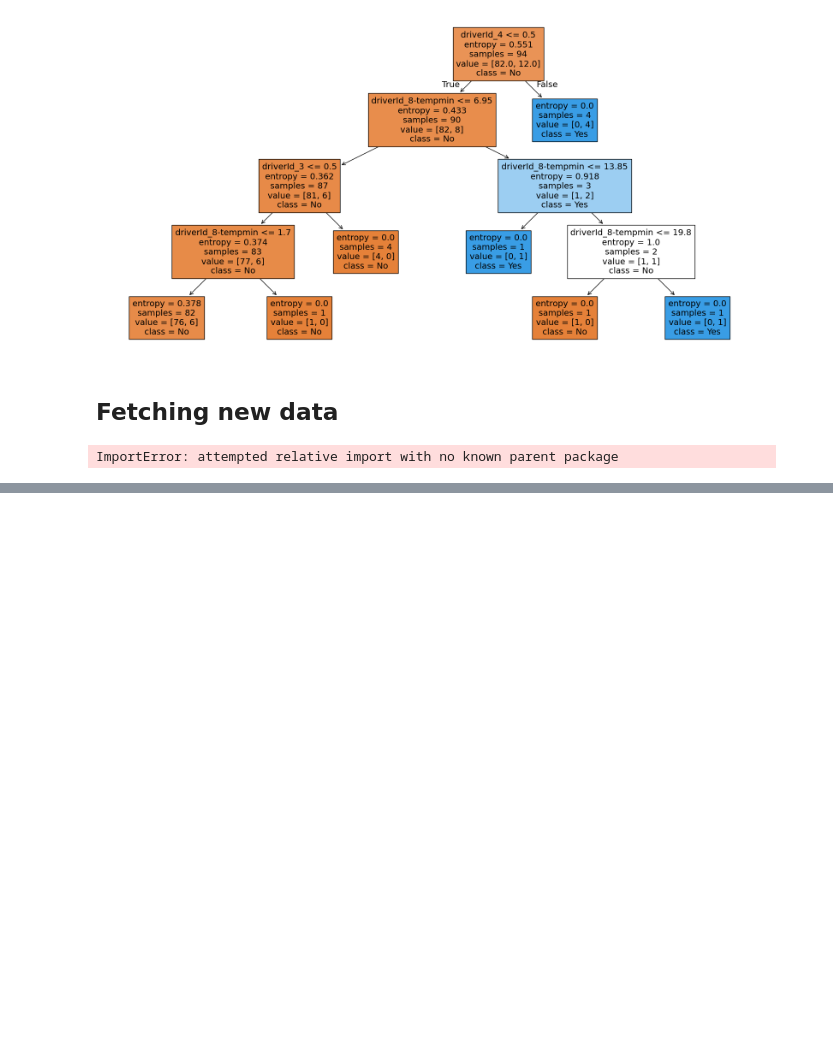
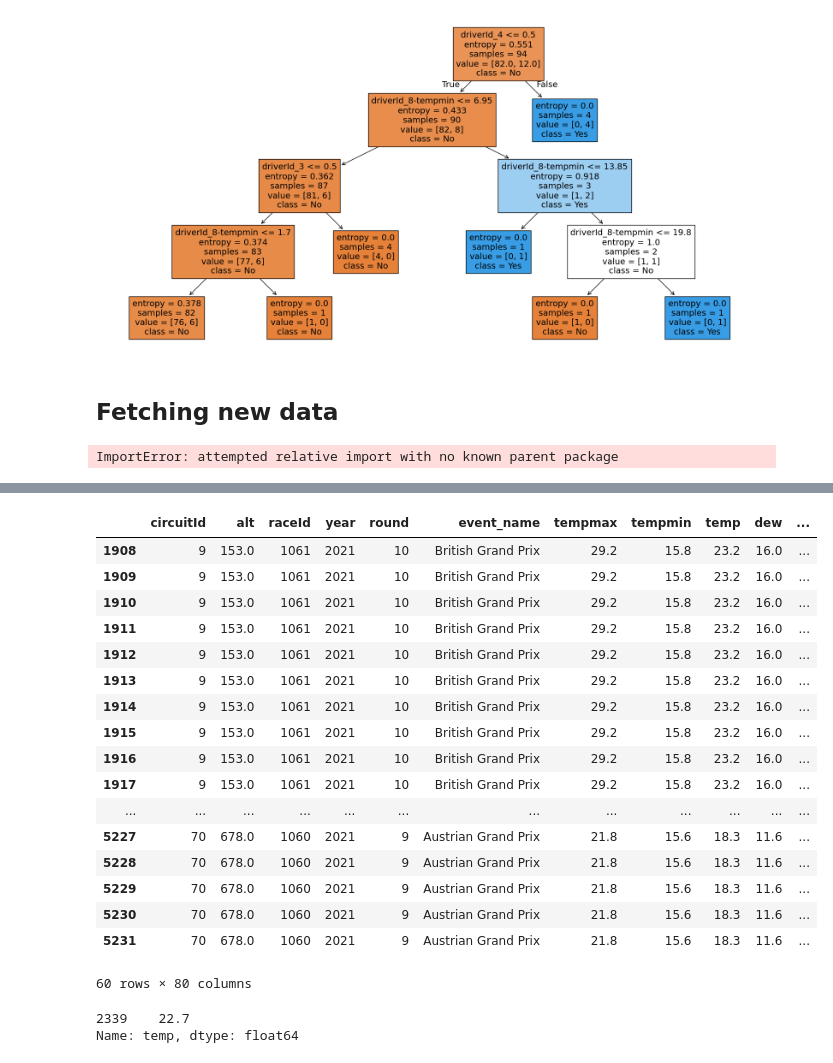
Before and after one commit to Yoshi234/f1-fanatasy-analysis, a Jupyter notebook: code/modeling/nick_learning.ipynb, the cells around one changed output, grey strips where cells are left out. Cells and saved outputs as stored; diff of their text form; code cells hidden in the pictures; blank space fills up the shorter version.

Commit message:
add podiums function in nick_learning

```diff
--- a/code/modeling/nick_learning.ipynb
+++ b/code/modeling/nick_learning.ipynb
@@ -1579,0 +1586,16 @@ ImportError: attempted relative import with no known parent package
+# %%
+train_df = get_data_in_window(3, 2021, 12)
+test_df = get_data_in_window(1, 2021, 13)
+# %%
+d_ids = test_df['driverId']
+# %%
+test_df['Last_3_Podiums'] = [0 for i in d_ids]
+# %%
+for d in d_ids:
+    d_df = train_df.loc[train_df['driverId'] == d]
+    podiums = 0
+    for p in d_df['positionOrder']:
+        if p <= 3:
+            podiums += 1
+
+    test_df.loc[test_df['driverId'] == d, 'Last_3_Podiums'] = podiums
@@ -1579,0 +1714,26 @@ ImportError: attempted relative import with no known parent package
+# %%
+add_podiums(3)[0]
+# %% [output]
+|  | circuitId | alt | raceId | year | round | event_name | tempmax | tempmin | temp | dew | ... |
+| 1908 | 9 | 153.0 | 1061 | 2021 | 10 | British Grand Prix | 29.2 | 15.8 | 23.2 | 16.0 | ... |
+| 1909 | 9 | 153.0 | 1061 | 2021 | 10 | British Grand Prix | 29.2 | 15.8 | 23.2 | 16.0 | ... |
+| 1910 | 9 | 153.0 | 1061 | 2021 | 10 | British Grand Prix | 29.2 | 15.8 | 23.2 | 16.0 | ... |
+| 1911 | 9 | 153.0 | 1061 | 2021 | 10 | British Grand Prix | 29.2 | 15.8 | 23.2 | 16.0 | ... |
+| 1912 | 9 | 153.0 | 1061 | 2021 | 10 | British Grand Prix | 29.2 | 15.8 | 23.2 | 16.0 | ... |
+| 1913 | 9 | 153.0 | 1061 | 2021 | 10 | British Grand Prix | 29.2 | 15.8 | 23.2 | 16.0 | ... |
+| 1914 | 9 | 153.0 | 1061 | 2021 | 10 | British Grand Prix | 29.2 | 15.8 | 23.2 | 16.0 | ... |
+| 1915 | 9 | 153.0 | 1061 | 2021 | 10 | British Grand Prix | 29.2 | 15.8 | 23.2 | 16.0 | ... |
+| 1916 | 9 | 153.0 | 1061 | 2021 | 10 | British Grand Prix | 29.2 | 15.8 | 23.2 | 16.0 | ... |
+| 1917 | 9 | 153.0 | 1061 | 2021 | 10 | British Grand Prix | 29.2 | 15.8 | 23.2 | 16.0 | ... |
+| ... | ... | ... | ... | ... | ... | ... | ... | ... | ... | ... | ... |
+| 5227 | 70 | 678.0 | 1060 | 2021 | 9 | Austrian Grand Prix | 21.8 | 15.6 | 18.3 | 11.6 | ... |
+| 5228 | 70 | 678.0 | 1060 | 2021 | 9 | Austrian Grand Prix | 21.8 | 15.6 | 18.3 | 11.6 | ... |
+| 5229 | 70 | 678.0 | 1060 | 2021 | 9 | Austrian Grand Prix | 21.8 | 15.6 | 18.3 | 11.6 | ... |
+| 5230 | 70 | 678.0 | 1060 | 2021 | 9 | Austrian Grand Prix | 21.8 | 15.6 | 18.3 | 11.6 | ... |
+| 5231 | 70 | 678.0 | 1060 | 2021 | 9 | Austrian Grand Prix | 21.8 | 15.6 | 18.3 | 11.6 | ... |
+60 rows × 80 columns
+# %%
+train_df.loc[train_df['driverId'] == 1].loc[train_df['round'] == 11, 'temp']
+# %% [output]
+2339    22.7
+Name: temp, dtype: float64
```
Also changed, not shown: parts of 6 cells of this notebook.
